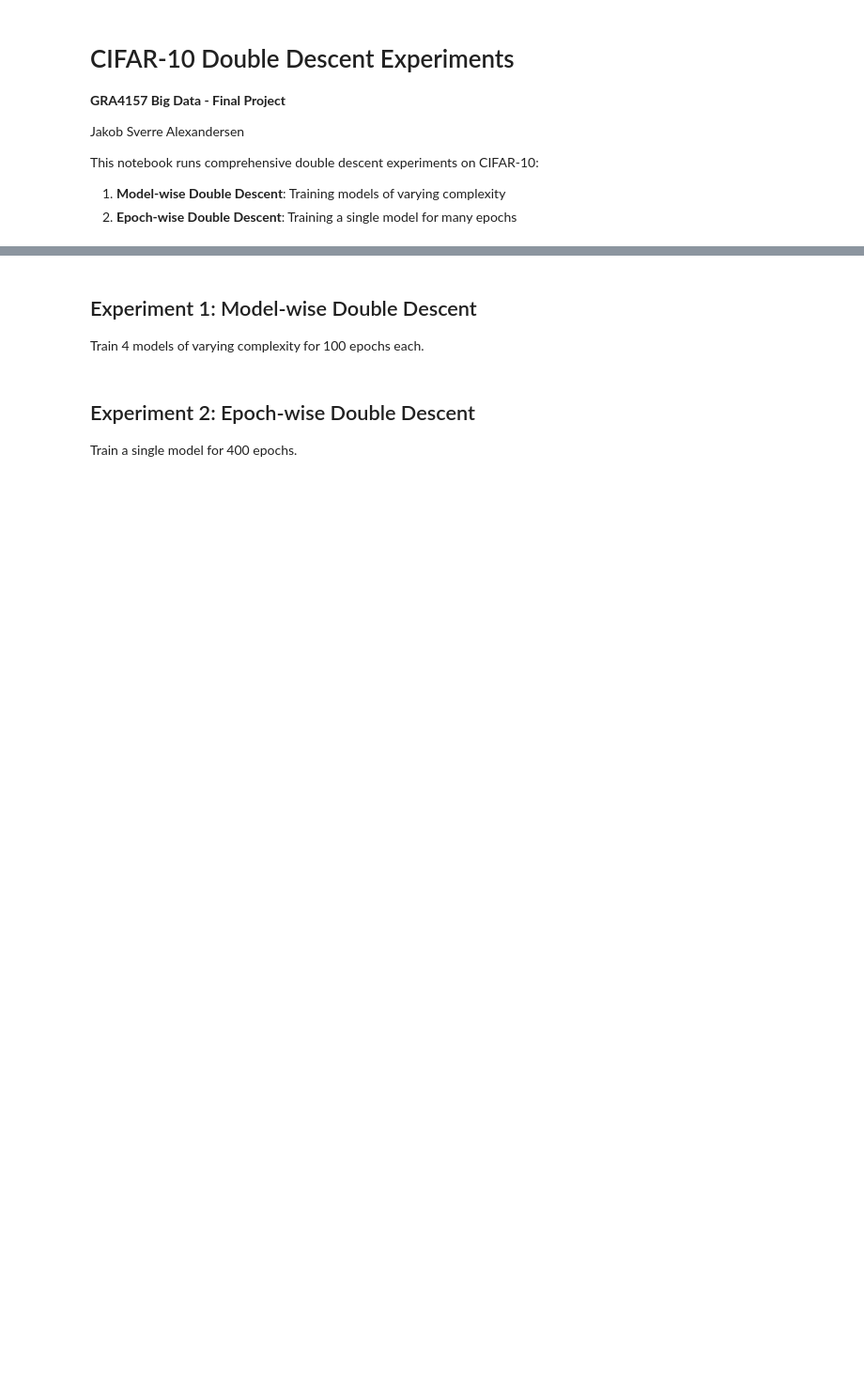
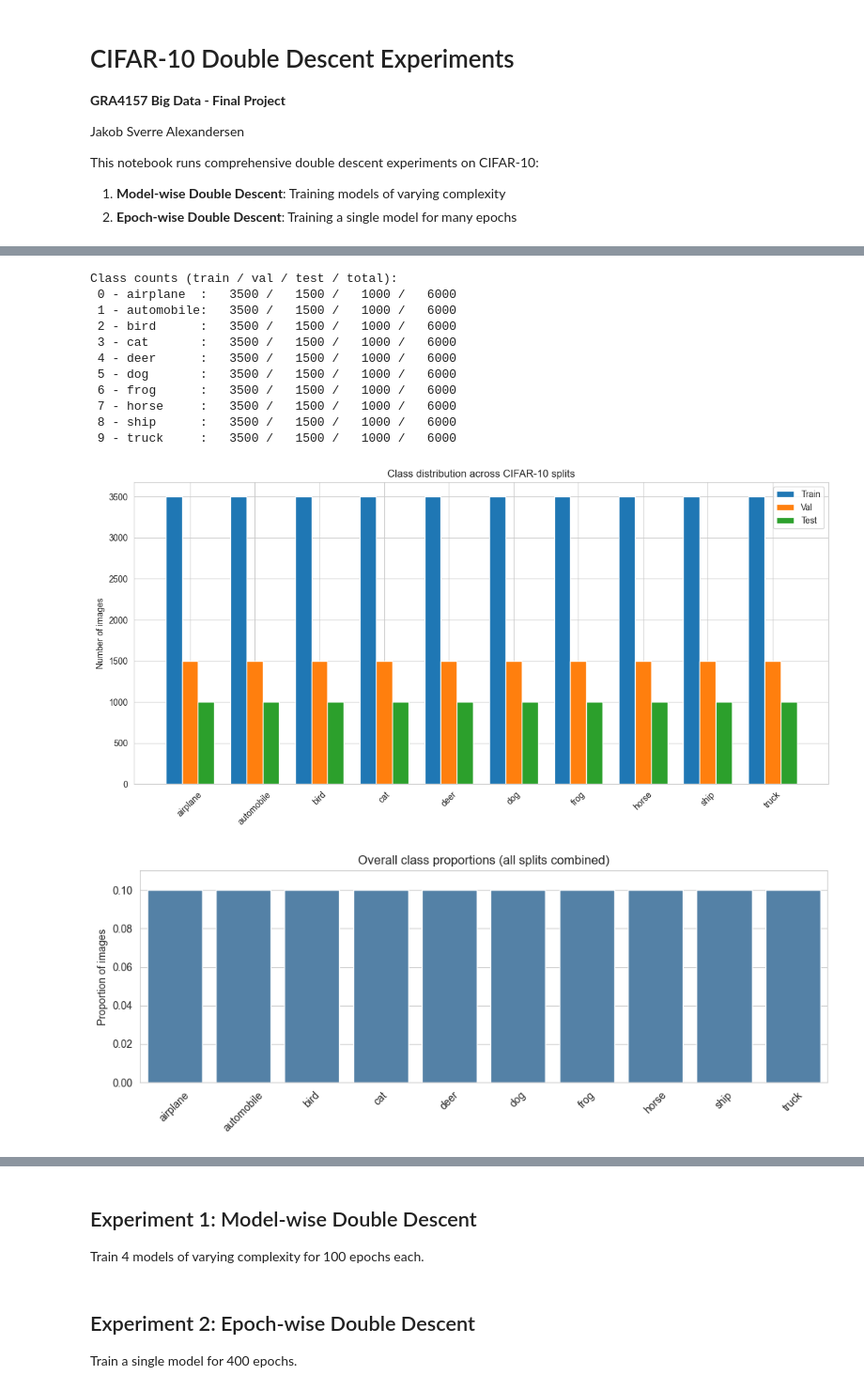
Before and after one commit to alexandersen01/GRA4157-big-data-final-proj, a Jupyter notebook: cifar10_experiments_notebook.ipynb, the cells around one changed output, grey strips where cells are left out. Shown at 94% size. Drawn from its saved outputs; the diff is of its cells as text; code cells hidden in the pictures; blank space fills up the shorter version.

```diff
--- a/cifar10_experiments_notebook.ipynb
+++ b/cifar10_experiments_notebook.ipynb
@@ -113,0 +164,58 @@ class names: ['airplane', 'automobile', 'bird', 'cat', 'deer', 'dog', 'frog', 'h
+# %%
+# Class balance across train / validation / test splits
+
+num_classes = len(class_names)
+
+train_counts = np.bincount(y_train, minlength=num_classes)
+val_counts = np.bincount(y_val, minlength=num_classes)
+test_counts = np.bincount(y_test, minlength=num_classes)
+
+total_counts = train_counts + val_counts + test_counts
+
+print("Class counts (train / val / test / total):")
+for idx, name in enumerate(class_names):
+    print(
+        f"{idx:2d} - {name:10s}: "
+        f"{train_counts[idx]:6d} / {val_counts[idx]:6d} / {test_counts[idx]:6d} / {total_counts[idx]:6d}"
+    )
+
+# Plot class distribution for each split
+indices = np.arange(num_classes)
+width = 0.25
+
+plt.figure(figsize=(12, 6))
+plt.bar(indices - width, train_counts, width=width, label="Train")
+plt.bar(indices,         val_counts,   width=width, label="Val")
+plt.bar(indices + width, test_counts,  width=width, label="Test")
+plt.xticks(indices, class_names, rotation=45)
+plt.ylabel("Number of images")
+plt.title("Class distribution across CIFAR-10 splits")
+plt.legend()
+plt.tight_layout()
+plt.show()
+
+# Plot overall class distribution (normalized proportions)
+overall_probs = total_counts / total_counts.sum()
+
+plt.figure(figsize=(10, 4))
+sns.barplot(x=class_names, y=overall_probs, color="steelblue")
+plt.ylabel("Proportion of images")
+plt.title("Overall class proportions (all splits combined)")
+plt.xticks(rotation=45)
+plt.ylim(0, overall_probs.max() * 1.1)
+plt.tight_layout()
+plt.show()
+# %% [output]
+Class counts (train / val / test / total):
+ 0 - airplane  :   3500 /   1500 /   1000 /   6000
+ 1 - automobile:   3500 /   1500 /   1000 /   6000
+ 2 - bird      :   3500 /   1500 /   1000 /   6000
+ 3 - cat       :   3500 /   1500 /   1000 /   6000
+ 4 - deer      :   3500 /   1500 /   1000 /   6000
+ 5 - dog       :   3500 /   1500 /   1000 /   6000
+ 6 - frog      :   3500 /   1500 /   1000 /   6000
+ 7 - horse     :   3500 /   1500 /   1000 /   6000
+ 8 - ship      :   3500 /   1500 /   1000 /   6000
+ 9 - truck     :   3500 /   1500 /   1000 /   6000
+[figure, added]
+[figure, added]
```
Also changed, not shown: parts of 8 cells of this notebook, 10 other files.
